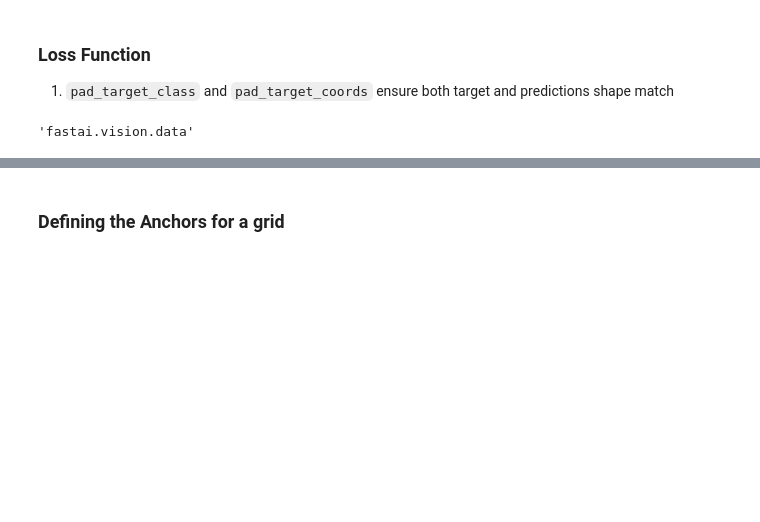
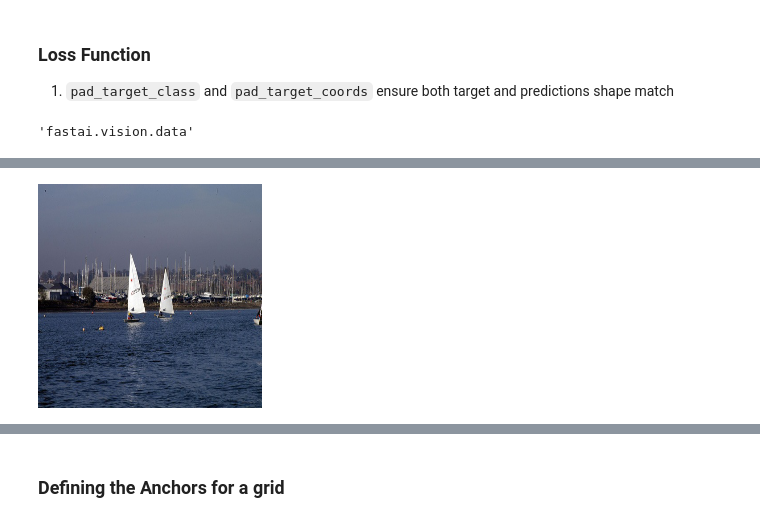
Before and after one commit to sidravic/SSD_ObjectDetection_2, a Jupyter notebook: train/MultiLabelObjectDetection.ipynb, the cells around one changed output, grey strips where cells are left out. Drawn from its saved outputs; the diff is of its cells as text; code cells hidden in the pictures; blank space fills up the shorter version.

```diff
--- a/train/MultiLabelObjectDetection.ipynb
+++ b/train/MultiLabelObjectDetection.ipynb
@@ -687,0 +722,9 @@ a = anchors.copy_
+# %%
+itero = iter(data.valid_dl)
+# %%
+x, y = next(itero)
+# %%
+
+Image(x[13])
+# %% [output]
+[figure, added]
```
Also changed, not shown: parts of 18 cells of this notebook.
